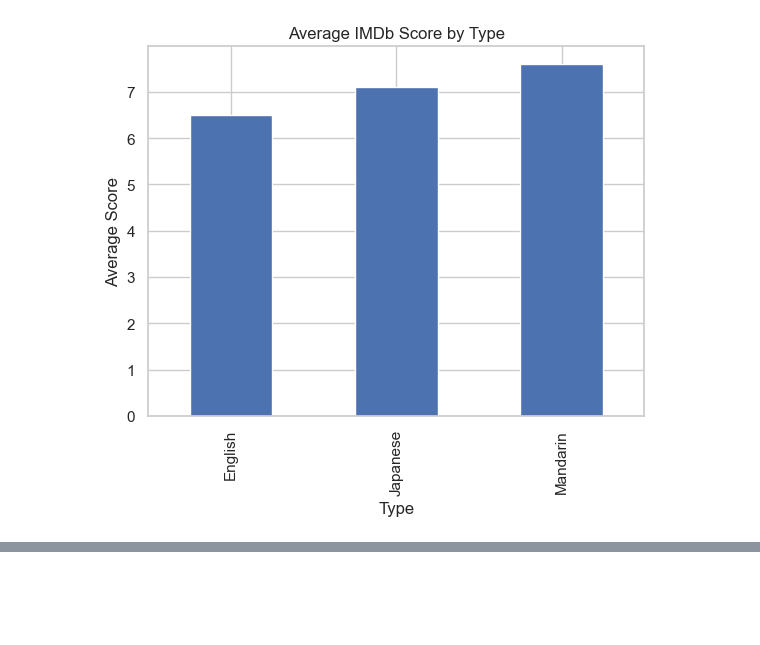
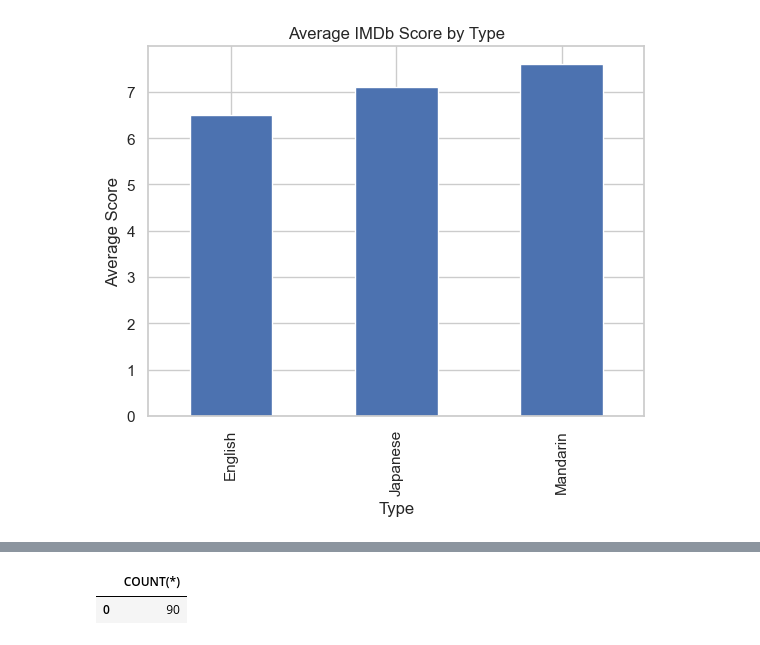
Before and after one commit to charithamoka/netflix-anime-project, a Jupyter notebook: notebooks/netflix_anime_eda.ipynb, the cells around one changed output, grey strips where cells are left out. Saved outputs shown, nothing was run; the diff lists cells and outputs as text; code cells hidden in the pictures; blank space fills up the shorter version.

Commit message:
Added sql to the notebook
so i can extract insights from the focused anime database

```diff
--- a/notebooks/netflix_anime_eda.ipynb
+++ b/notebooks/netflix_anime_eda.ipynb
@@ -359,3 +359,17 @@ anime_df_clean.sort_values(by="imdb_score", ascending=False).head(10)
 | 238 | Violet Evergarden | TV | Japanese | TV-14 | 8.4/10 | NaN | 8.4 |
 | 177 | Rilakkuma and Kaoru | TV | Japanese | TV-PG | 8.4/10 | images\AAAABd51yMaM4r5UpsuJXs8ugV... | 8.4 |
 | 148 | Naruto | TV | Japanese | TV-14 | 8.3/10 | images\AAAABUsuJAhrY_O2wzX0YUuwOa... | 8.3 |
+# %%
+import sqlite3
+import pandas as pd
+
+# use cleaned dataframe
+df = anime_df_clean.copy()
+
+conn = sqlite3.connect("../sql/anime_data_with_images.db") # creates /sql/anime_data_with_images.db
+df.to_sql("anime_titles", conn, if_exists="replace", index=False)
+
+pd.read_sql("SELECT COUNT(*) FROM anime_titles;", conn)
+# %% [output]
+|  | COUNT(*) |
+| 0 | 90 |
```
Also changed, not shown: parts of 1 cell of this notebook, 1 other file.
